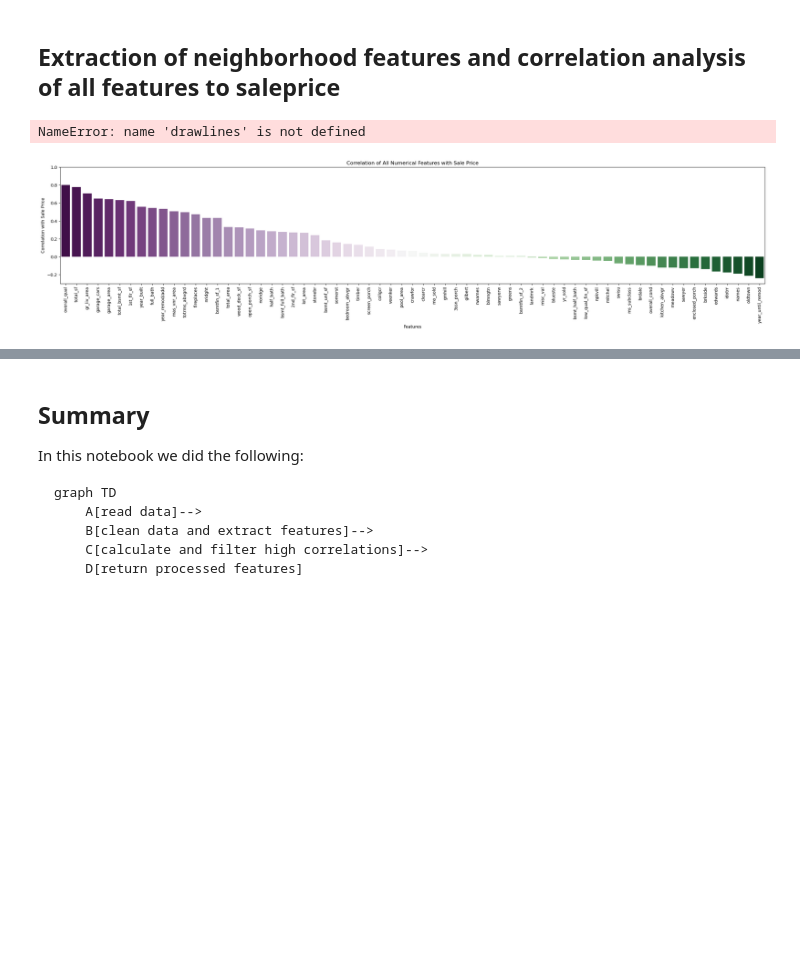
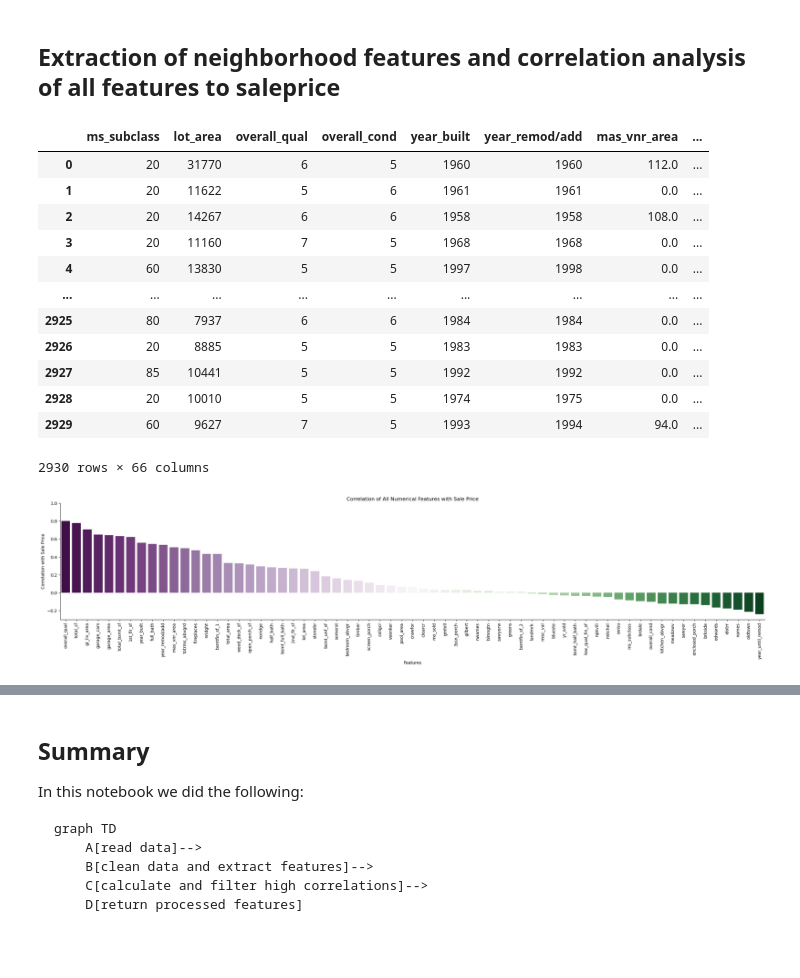
Before and after one commit to Mschaid/house_prediction, a Jupyter notebook: notebooks/house_EDA_modeling.ipynb, the cells around one changed output, grey strips where cells are left out. Drawn from its saved outputs; the diff is of its cells as text; code cells hidden in the pictures; blank space fills up the shorter version.

Commit message:
DataProcessing and EDA report

```diff
--- a/notebooks/house_EDA_modeling.ipynb
+++ b/notebooks/house_EDA_modeling.ipynb
@@ -19,7 +19,3 @@ from src.utils import DataProcessing as dp
 # TODO finish transfering functions to DataProcessing.py
 # %% [markdown]
 ## import data and cleaning
-# %%
-df = pd.read_csv(r'/Users/michaelschaid/GitHub/house_prediction/data/AmesHousing.tsv', delimiter='\t')
-homes = dp.tweak_homes(df)
-homes
@@ -126,13 +171,34 @@ plot_categorical()
 [figure]
 # %% [markdown]
 ## Extraction of neighborhood features and correlation analysis of all features to saleprice
+# %%
+def get_dummies(df, cols):
+    cat_to_drop = df.select_dtypes('category').columns.tolist()
+
+    cols_dummies = (pd.get_dummies(df[cols])
+                    .rename(lambda c: c.lower(), axis=1)
+                    )
+    return (pd.concat([df, cols_dummies], axis=1)
+               .drop(columns=cat_to_drop)
+            )
+
+
+get_dummies(homes, cols='neighborhood')
+# %% [output]
+|  | ms_subclass | lot_area | overall_qual | overall_cond | year_built | year_remod/add | mas_vnr_area | ... |
+| 0 | 20 | 31770 | 6 | 5 | 1960 | 1960 | 112.0 | ... |
+| 1 | 20 | 11622 | 5 | 6 | 1961 | 1961 | 0.0 | ... |
+| 2 | 20 | 14267 | 6 | 6 | 1958 | 1958 | 108.0 | ... |
+| 3 | 20 | 11160 | 7 | 5 | 1968 | 1968 | 0.0 | ... |
+| 4 | 60 | 13830 | 5 | 5 | 1997 | 1998 | 0.0 | ... |
+| ... | ... | ... | ... | ... | ... | ... | ... | ... |
+| 2925 | 80 | 7937 | 6 | 6 | 1984 | 1984 | 0.0 | ... |
+| 2926 | 20 | 8885 | 5 | 5 | 1983 | 1983 | 0.0 | ... |
+| 2927 | 85 | 10441 | 5 | 5 | 1992 | 1992 | 0.0 | ... |
+| 2928 | 20 | 10010 | 5 | 5 | 1974 | 1975 | 0.0 | ... |
+| 2929 | 60 | 9627 | 7 | 5 | 1993 | 1994 | 94.0 | ... |
+2930 rows × 66 columns
 # %%
-
-
-
-processed_homes = dp.get_dummies(homes)
-processed_corr = pd.DataFrame(processed_homes.corr()['saleprice'].sort_values(ascending=False))
-
 
 
 fig, ax = plt.subplots(figsize=(30, 5))
@@ -147,10 +213,9 @@ sns.barplot(data=processed_corr.iloc[1:], x=list(processed_corr.iloc[1:].index),
 ax.set(**format)
 
 plt.xticks(rotation=90)
-drawlines(*(0.3, -0.1))
+# drawlines(*(0.3, -0.1))
 sns.despine()
 ax.annotate('lines indicate threshold criteria for feature selection', xy=(150, 1), xytext=(70, 0.5))
 plt.show()
 # %% [output]
-NameError: name 'drawlines' is not defined
 [figure]
```
Also changed, not shown: parts of 7 cells of this notebook, 22 other files.
